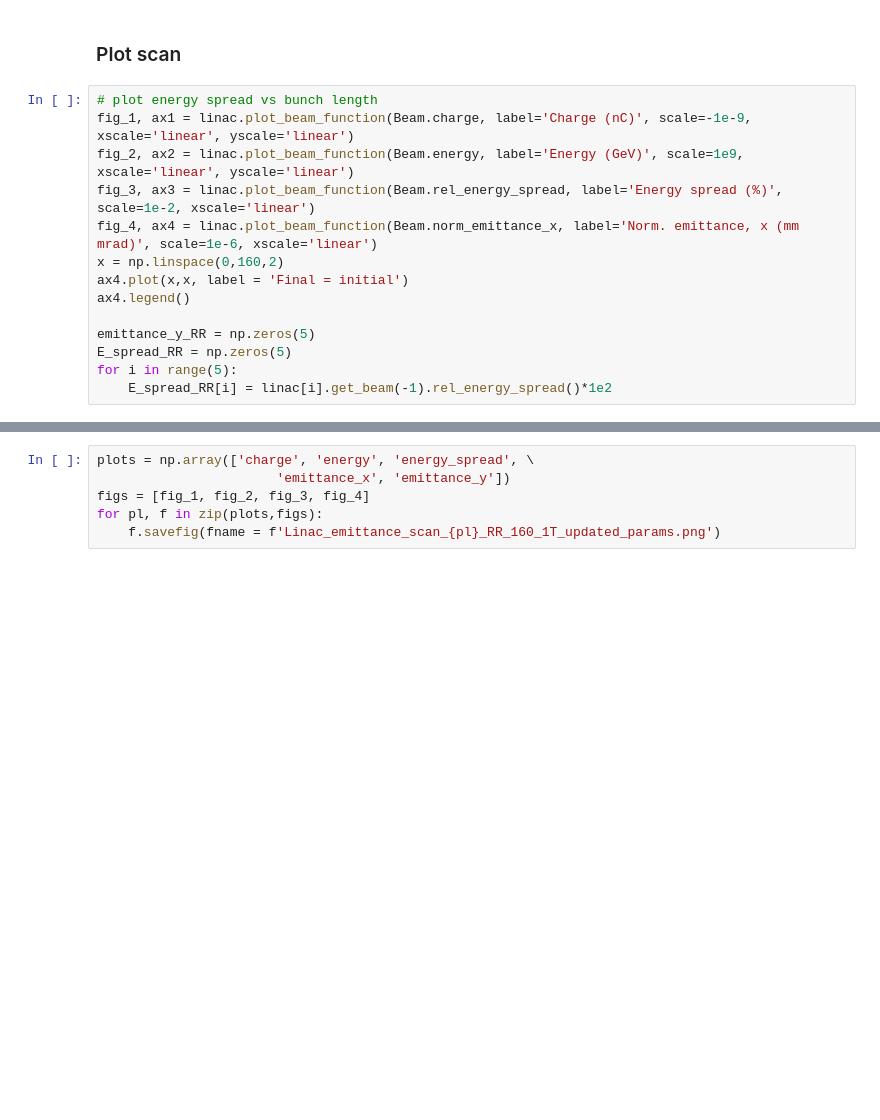
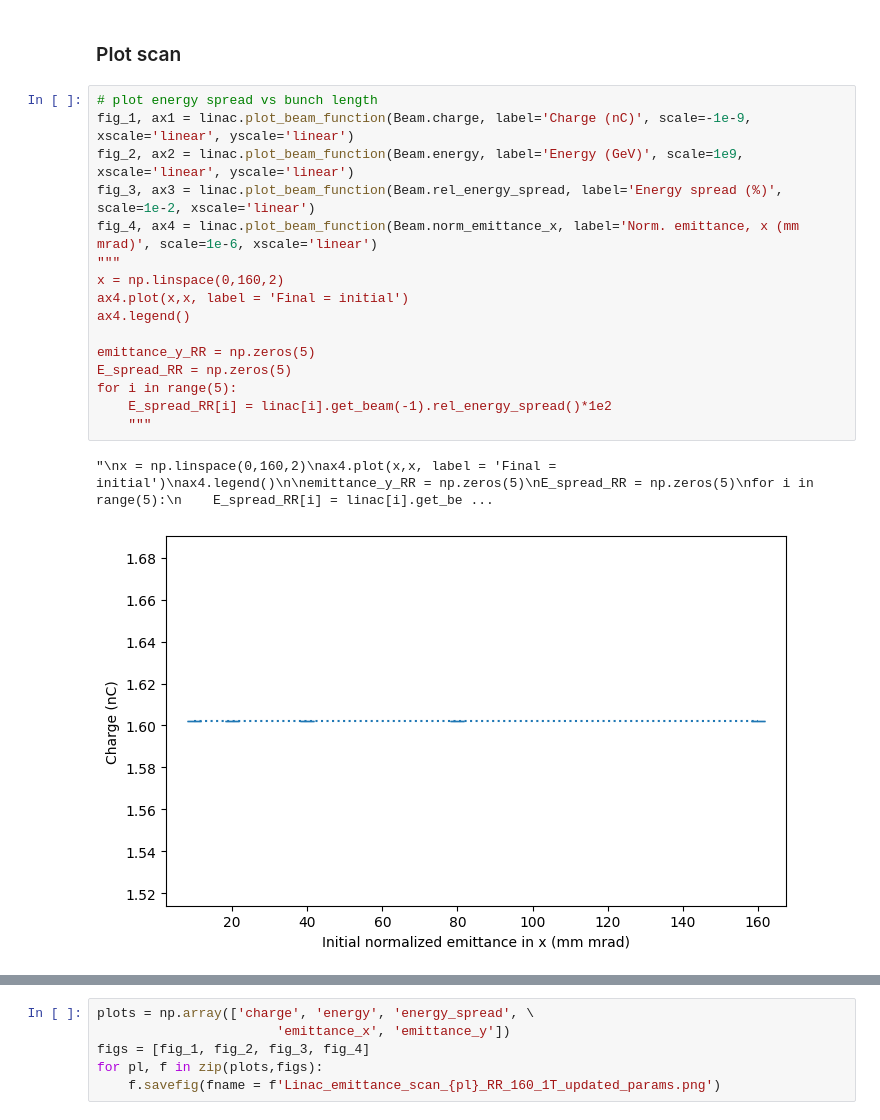
Before and after one commit to Knallvik/Master, a Jupyter notebook: ABEL_dev/examples/scan_example_RR_updated_params.ipynb, the cells around one changed output, grey strips where cells are left out. Saved outputs shown, nothing was run; the diff lists cells and outputs as text; blank space fills up the shorter version.

```diff
--- a/ABEL_dev/examples/scan_example_RR_updated_params.ipynb
+++ b/ABEL_dev/examples/scan_example_RR_updated_params.ipynb
@@ -96,14 +117,19 @@ linac.stages[0].plot_wakefield()
 # %%
 # plot energy spread vs bunch length
 fig_1, ax1 = linac.plot_beam_function(Beam.charge, label='Charge (nC)', scale=-1e-9, xscale='linear', yscale='linear')
 fig_2, ax2 = linac.plot_beam_function(Beam.energy, label='Energy (GeV)', scale=1e9, xscale='linear', yscale='linear')
 fig_3, ax3 = linac.plot_beam_function(Beam.rel_energy_spread, label='Energy spread (%)', scale=1e-2, xscale='linear')
 fig_4, ax4 = linac.plot_beam_function(Beam.norm_emittance_x, label='Norm. emittance, x (mm mrad)', scale=1e-6, xscale='linear')
+"""
 x = np.linspace(0,160,2)
 ax4.plot(x,x, label = 'Final = initial')
 ax4.legend()
 
 emittance_y_RR = np.zeros(5)
 E_spread_RR = np.zeros(5)
 for i in range(5):
     E_spread_RR[i] = linac[i].get_beam(-1).rel_energy_spread()*1e2
+    """
+# %% [output]
+"\nx = np.linspace(0,160,2)\nax4.plot(x,x, label = 'Final = initial')\nax4.legend()\n\nemittance_y_RR = np.zeros(5)\nE_spread_RR = np.zeros(5)\nfor i in range(5):\n    E_spread_RR[i] = linac[i].get_be ...
+[figure, added]
@@ -110,6 +139,6 @@ for i in range(5):
-# %%
-plots = np.array(['charge', 'energy', 'energy_spread', \
-                       'emittance_x', 'emittance_y'])
-figs = [fig_1, fig_2, fig_3, fig_4]
-for pl, f in zip(plots,figs):
-    f.savefig(fname = f'Linac_emittance_scan_{pl}_RR_160_1T_updated_params.png')
+# %%
+plots = np.array(['charge', 'energy', 'energy_spread', \
+                       'emittance_x', 'emittance_y'])
+figs = [fig_1, fig_2, fig_3, fig_4]
+for pl, f in zip(plots,figs):
+    f.savefig(fname = f'Linac_emittance_scan_{pl}_RR_160_1T_updated_params.png')
```
Also changed, not shown: parts of 4 cells of this notebook, 7 other files.
